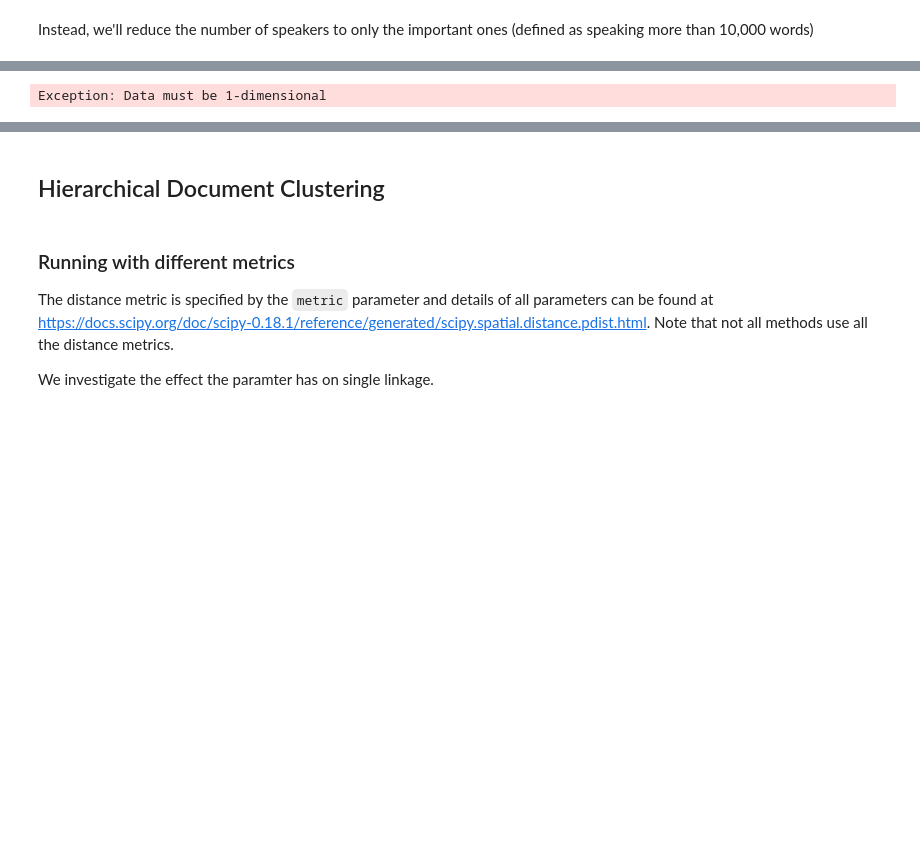
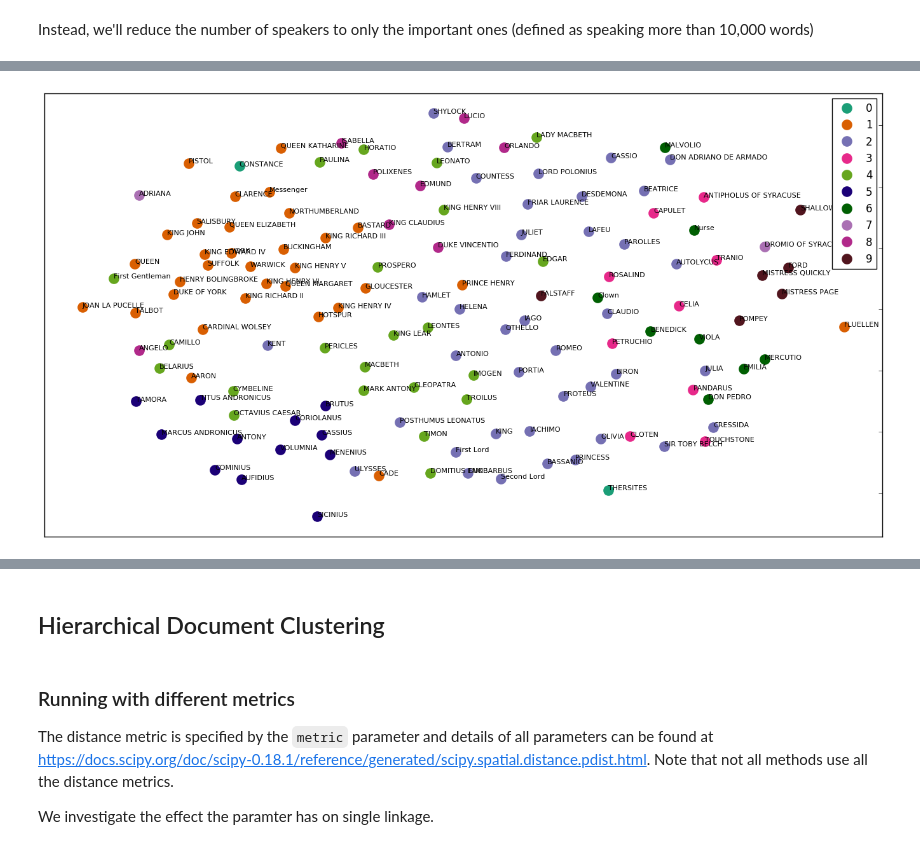
Before and after one commit to rabjohnston/E81HW5, a Jupyter notebook: HW5_rob.ipynb, the cells around one changed output, grey strips where cells are left out. Saved outputs shown, nothing was run; the diff lists cells and outputs as text; code cells hidden in the pictures; blank space fills up the shorter version.

```diff
--- a/HW5_rob.ipynb
+++ b/HW5_rob.ipynb
@@ -595,20 +608,33 @@ KMeans cluster  139
 # %%
 
+cluster_colors = {0: '#1b9e77', 1: '#d95f02', 2: '#7570b3', 3: '#e7298a', 4: '#66a61e',
+                  5: '#1b0077', 6: '#005f02', 7: '#AA70b3', 8: '#b1298a', 9: '#51151e'}
 
 cluster_names_play_stem = {0: '0',
                            1: '1',
                            2: '2',
-                           3: '3'}
+                           3: '3',
+                           4: '4',
+                           5: '5',
+                           6: '6',
+                           7: '7',
+                           8: '8',
+                           9: '9'}
 
 # From the diagram, above, it looks like there may be an elbow around 4
-frame_speakers_reduced = make_frame(reduced_speakers_utterances, kms_df_speakers_reduced.iloc[4].clusters)
+frame_speakers_reduced = make_frame(reduced_speakers_utterances, kms_df_speakers_reduced.iloc[9].clusters)
 
 
 dist_speakers_reduced, xs_speakers_reduced, ys_speakers_reduced = calc_mds(tfidf_matrix_speakers_reduced)
 
-display_mds_plot(frame_speakers_reduced, dist_speakers_reduced, xs_speakers_reduced, ys_speakers_reduced)
+
+display_mds_plot(frame_speakers_reduced,
+                 xs_speakers_reduced,
+                 ys_speakers_reduced,
+                 cluster_names_play_stem,
+                 cluster_colors = cluster_colors)
 # %% [output]
-Exception: Data must be 1-dimensional
+[figure, added]
 # %% [markdown]
 <a id='dendogram_details'></a>
 # %% [markdown]
```
Also changed, not shown: parts of 33 cells of this notebook, 2 other files.
